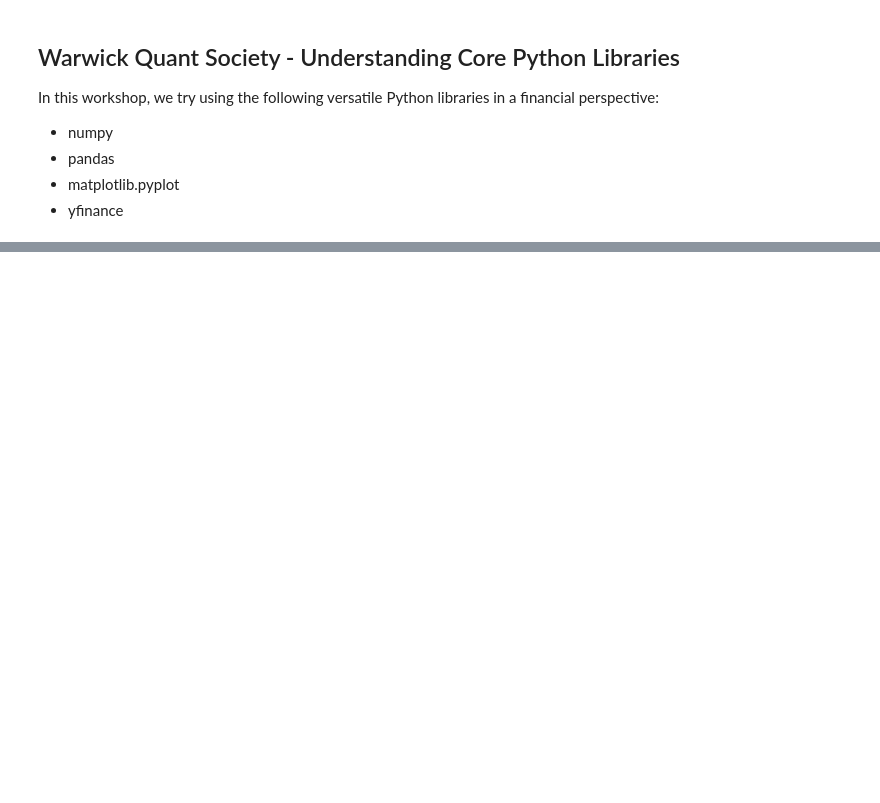
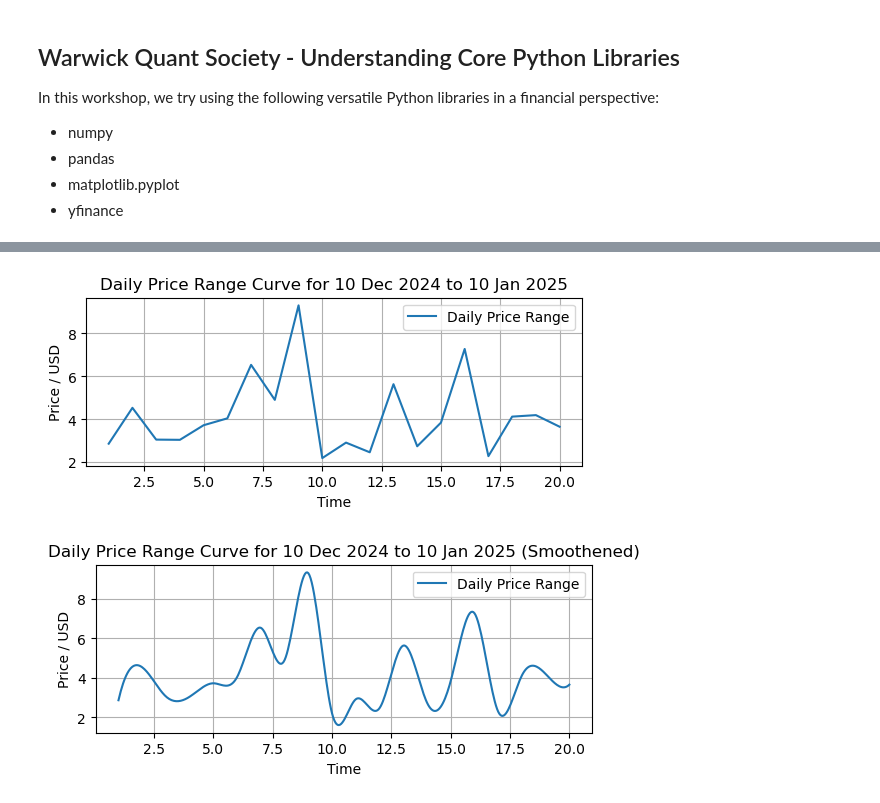
Before and after one commit to anay09/Python_OFD, a Jupyter notebook: wqs_python_libs.ipynb, the cells around one changed output, grey strips where cells are left out. Drawn from its saved outputs; the diff is of its cells as text; code cells hidden in the pictures; blank space fills up the shorter version.

```diff
--- a/wqs_python_libs.ipynb
+++ b/wqs_python_libs.ipynb
@@ -51,0 +120,26 @@ AttributeError: 'list' object has no attribute 'upper'
+# %%
+stock_df['Daily_Price_Range'] = stock_df['High'] - stock_df['Low']
+print(stock_df['Daily_Price_Range'])
+
+plt.subplot(2, 1, 1)
+plt.plot(time, stock_df['Daily_Price_Range'], label = 'Daily Price Range')
+plt.xlabel("Time")
+plt.ylabel("Price / USD")
+plt.title('Daily Price Range Curve for 10 Dec 2024 to 10 Jan 2025')
+plt.legend()
+plt.grid()
+plt.show()
+
+
+splr = make_interp_spline(time, stock_df['Daily_Price_Range'], k=3)
+r_smooth = splr(tnew)
+
+plt.subplot(2, 1, 2)
+plt.plot(tnew, r_smooth, label = 'Daily Price Range')
+plt.xlabel("Time")
+plt.ylabel("Price / USD")
+plt.title('Daily Price Range Curve for 10 Dec 2024 to 10 Jan 2025 (Smoothened)')
+plt.grid()
+plt.legend()
+plt.show()
+# %% [output]
@@ -51,0 +163,2 @@ AttributeError: 'list' object has no attribute 'upper'
+[figure, added]
+[figure, added]
```
Also changed, not shown: parts of 3 cells of this notebook.
